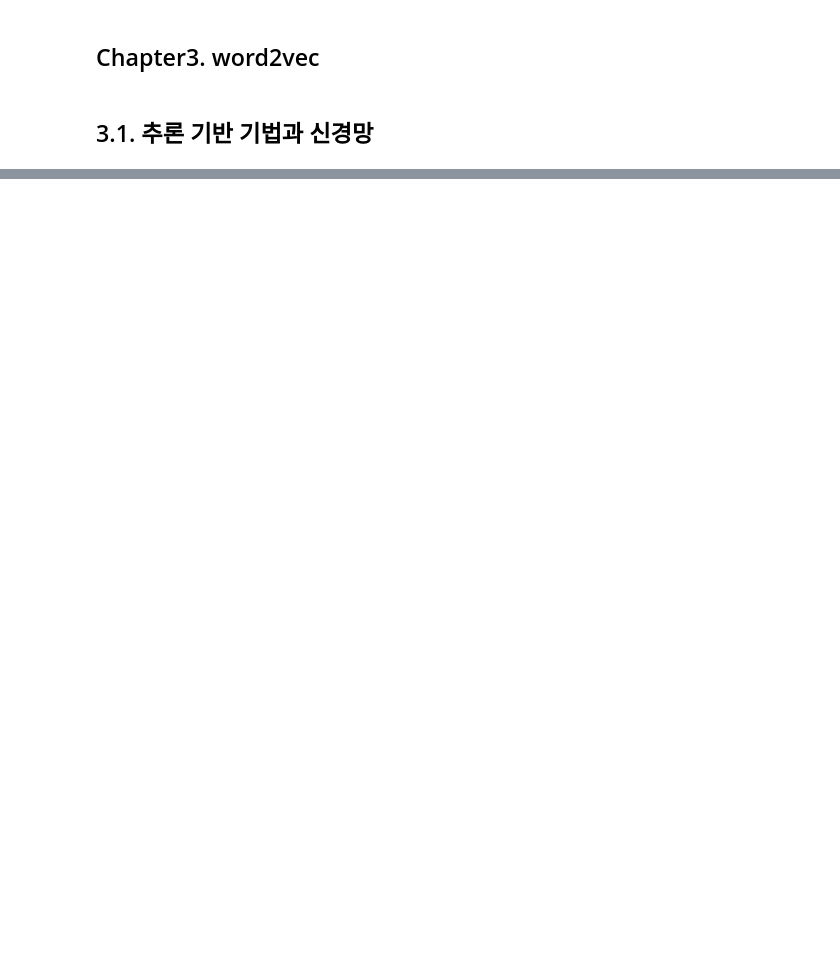
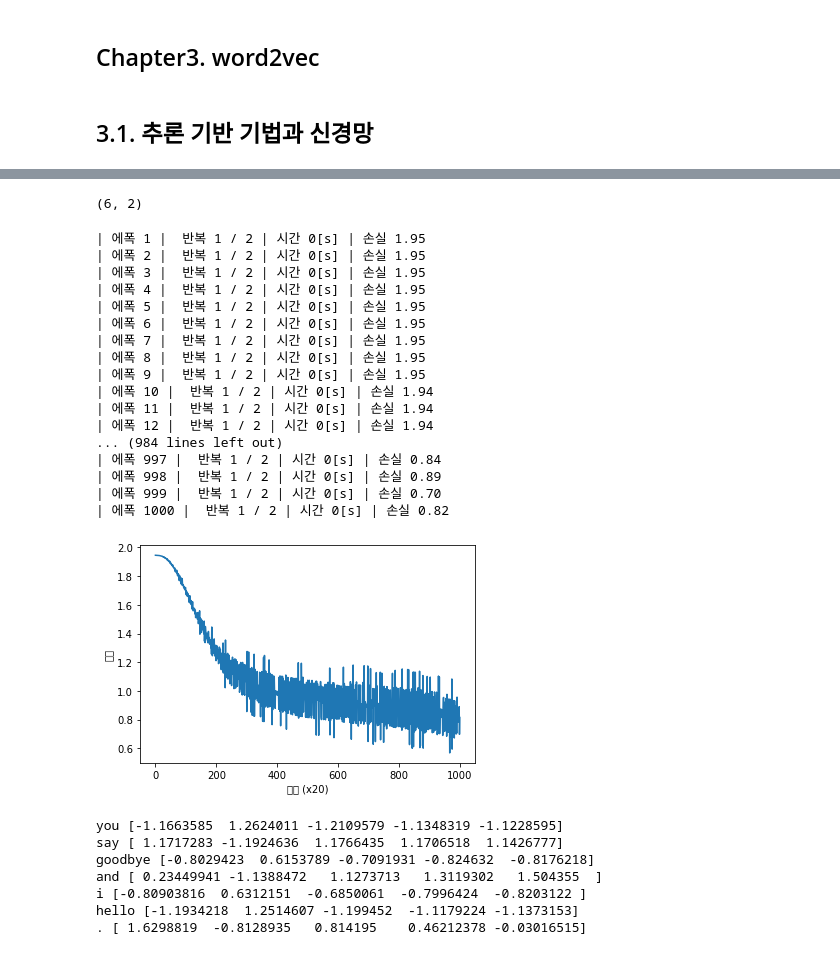
Before and after one commit to wousikchoi16/DLFS2, a Jupyter notebook: CH3_word2vec.ipynb, the cells around one changed output, grey strips where cells are left out. Cells and saved outputs as stored; diff of their text form; code cells hidden in the pictures; blank space fills up the shorter version.

```diff
--- a/CH3_word2vec.ipynb
+++ b/CH3_word2vec.ipynb
@@ -85,0 +110,4 @@ print(id_to_word)
+# %%
+contexts, target = create_contexts_target(corpus, window_size=1)
+print(contexts)
+print(target)
@@ -85,0 +122,4 @@ print(id_to_word)
+# %%
+contexts.shape#.ndim
+# %% [output]
+(6, 2)
@@ -85,0 +196,58 @@ print(id_to_word)
+# %%
+import sys
+sys.path.append('..')  # 부모 디렉터리의 파일을 가져올 수 있도록 설정
+from common.trainer import Trainer
+from common.optimizer import Adam
+from simple_cbow import SimpleCBOW
+from common.util import preprocess, create_contexts_target, convert_one_hot
+
+
+window_size = 1
+hidden_size = 5
+batch_size = 3
+max_epoch = 1000
+
+text = 'You say goodbye and I say hello.'
+corpus, word_to_id, id_to_word = preprocess(text)
+
+vocab_size = len(word_to_id)
+contexts, target = create_contexts_target(corpus, window_size)
+target = convert_one_hot(target, vocab_size)
+contexts = convert_one_hot(contexts, vocab_size)
+
+model = SimpleCBOW(vocab_size, hidden_size)
+optimizer = Adam()
+trainer = Trainer(model, optimizer)
+
+trainer.fit(contexts, target, max_epoch, batch_size)
+trainer.plot()
+
+word_vecs = model.word_vecs
+for word_id, word in id_to_word.items():
+    print(word, word_vecs[word_id])
+# %% [output]
+| 에폭 1 |  반복 1 / 2 | 시간 0[s] | 손실 1.95
+| 에폭 2 |  반복 1 / 2 | 시간 0[s] | 손실 1.95
+| 에폭 3 |  반복 1 / 2 | 시간 0[s] | 손실 1.95
+| 에폭 4 |  반복 1 / 2 | 시간 0[s] | 손실 1.95
+| 에폭 5 |  반복 1 / 2 | 시간 0[s] | 손실 1.95
+| 에폭 6 |  반복 1 / 2 | 시간 0[s] | 손실 1.95
+| 에폭 7 |  반복 1 / 2 | 시간 0[s] | 손실 1.95
+| 에폭 8 |  반복 1 / 2 | 시간 0[s] | 손실 1.95
+| 에폭 9 |  반복 1 / 2 | 시간 0[s] | 손실 1.95
+| 에폭 10 |  반복 1 / 2 | 시간 0[s] | 손실 1.94
+| 에폭 11 |  반복 1 / 2 | 시간 0[s] | 손실 1.94
+| 에폭 12 |  반복 1 / 2 | 시간 0[s] | 손실 1.94
+... (984 lines left out)
+| 에폭 997 |  반복 1 / 2 | 시간 0[s] | 손실 0.84
+| 에폭 998 |  반복 1 / 2 | 시간 0[s] | 손실 0.89
+| 에폭 999 |  반복 1 / 2 | 시간 0[s] | 손실 0.70
+| 에폭 1000 |  반복 1 / 2 | 시간 0[s] | 손실 0.82
+[figure, added]
+you [-1.1663585  1.2624011 -1.2109579 -1.1348319 -1.1228595]
+say [ 1.1717283 -1.1924636  1.1766435  1.1706518  1.1426777]
+goodbye [-0.8029423  0.6153789 -0.7091931 -0.824632  -0.8176218]
+and [ 0.23449941 -1.1388472   1.1273713   1.3119302   1.504355  ]
+i [-0.80903816  0.6312151  -0.6850061  -0.7996424  -0.8203122 ]
+hello [-1.1934218  1.2514607 -1.199452  -1.1179224 -1.1373153]
+. [ 1.6298819  -0.8128935   0.814195    0.46212378 -0.03016515]
```
Also changed, not shown: parts of 11 cells of this notebook.
